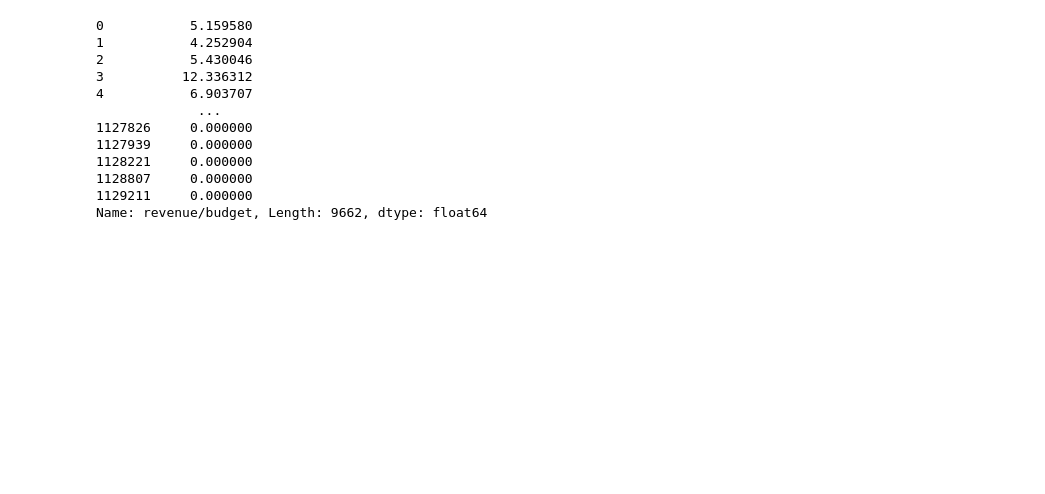
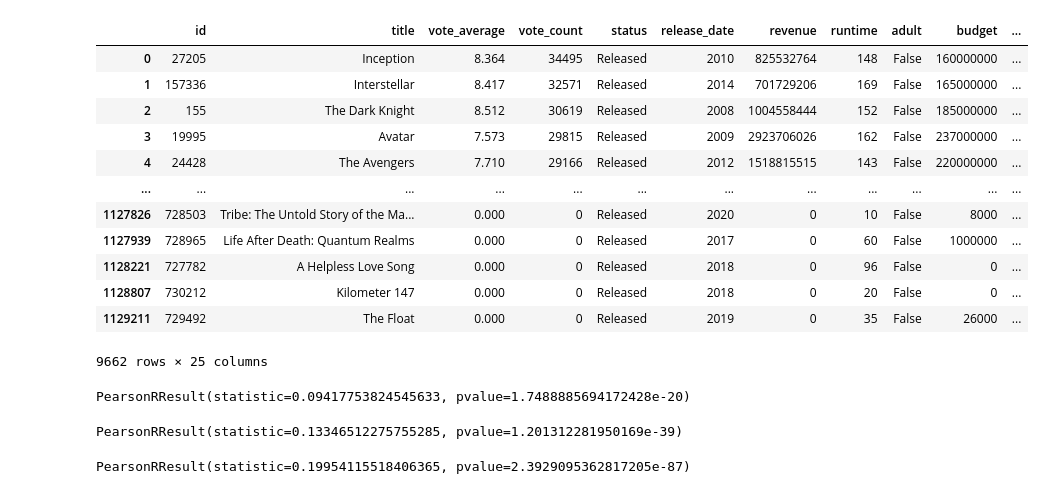
Before and after one commit to epfl-ada/ada-2024-project-conquistada, a Jupyter notebook: analysis_youssef.ipynb, the cells around one changed output. Cells and saved outputs as stored; diff of their text form; code cells hidden in the pictures; blank space fills up the shorter version.

```diff
--- a/analysis_youssef.ipynb
+++ b/analysis_youssef.ipynb
@@ -10,17 +11,18 @@ tmdb_dataset = pd.read_csv(PATH + 'TMDB_movie_dataset_v11.csv', sep=',', header=
 # %%
-movies = pd.read_csv(PATH + 'movie.metadata.tsv', sep='\t', header=None)
+PATH = 'cmu/'
+tmdb_dataset = pd.read_csv(PATH + 'TMDB_movie_dataset_v11.csv', sep=',', header=0)   # Load the raw TMDB dataset
+
+
+movies = pd.read_csv(PATH + 'movie.metadata.tsv', sep='\t', header=None) # Load the raw cmu movie dataset
 movies.columns = ['Wikipedia movie ID', 'Freebase movie ID', 'Movie name', 'Movie release date', 'Movie box office revenue', 'Movie runtime', 'Movie languages', 'Movie countries', 'Movie genres']
 movies = movies.dropna(subset=['Movie name'])
+movies['Movie name'] = movies['Movie name'].str.lower()
 
-
-characters = pd.read_csv(PATH + 'character.metadata.tsv', sep='\t', header=None)
+characters = pd.read_csv(PATH + 'character.metadata.tsv', sep='\t', header=None) # Load the raw cmu character dataset
 characters.columns = ['Wikipedia movie ID', 'Freebase movie ID','Movie release date', 'Character Name', 'Actor DOB', 'Actor gender', 'Actor height', 'Actor ethnicity', 'Actor Name', 'Actor age at movie release', 'Freebase character map', 'Freebase character ID', 'Freebase actor ID']
 
-names = pd.read_csv(PATH + 'name.clusters.txt', sep='\t', header=None)
+names = pd.read_csv(PATH + 'name.clusters.txt', sep='\t', header=None) # Load the raw cmu name dataset
 names.columns = ['Character Name', 'Freebase actor ID']
 
-plot_summaries = pd.read_csv(PATH + 'plot_summaries.txt', sep='\t', header=None)
-plot_summaries.columns = ['Wikipedia movie ID', 'Plot']
-
-tvtropes = pd.read_csv(PATH + 'tvtropes.clusters.txt', sep='\t', header=None)
-tvtropes.columns = ['Trope', 'Info']
+tvtropes = pd.read_csv(PATH + 'tvtropes.clusters.txt', sep='\t', header=None) # Load the raw cmu tvtropes dataset
+tvtropes.columns = ['Trope', 'Movie name']
@@ -29,17 +29,13 @@ tmdb = tmdb_dataset.dropna()  # Drop rows with NaN values
-# %%
-tmdb['net revenue'] = tmdb['revenue'] - tmdb['budget']
-n_budget = tmdb['budget'].apply(lambda x: 1 if x == 0 else x)
-tmdb['revenue/budget'] = tmdb['revenue'] / n_budget
-# %% [output]
-0           5.159580
-1           4.252904
-2           5.430046
-3          12.336312
-4           6.903707
-             ...
-1127826     0.000000
-1127939     0.000000
-1128221     0.000000
-1128807     0.000000
-1129211     0.000000
-Name: revenue/budget, Length: 9662, dtype: float64
+# %%
+tmdb = tmdb_dataset.dropna()  # Drop rows with NaN values
+tmdb = tmdb.drop(columns=['backdrop_path','homepage', 'poster_path']) # Drop columns that are not needed
+tmdb = tmdb.rename(columns={'original_title': 'Movie name'}) # Rename column to match other datasets
+# %%
+def set_up_unique_classes(dataset, column):
+    dataset = dataset.copy()
+    unique_classes = dataset[column].unique()
+    unique_classes_dict = {}
+    for i, unique_class in enumerate(unique_classes):
+        unique_classes_dict[unique_class] = i
+    dataset[column + "_unique"] = dataset[column].map(lambda x: unique_classes_dict[x])
+    return dataset
@@ -45,0 +91,29 @@ Name: revenue/budget, Length: 9662, dtype: float64
+# %%
+enriched, langugaes_exploded, genres_exploded, production_companies_exploded, production_countries_exploded, keywords_exploded = enriche_dataset(tmdb, movies)
+enriched
+# %% [output]
+|  | id | title | vote_average | vote_count | status | release_date | revenue | runtime | adult | budget | ... |
+| 0 | 27205 | Inception | 8.364 | 34495 | Released | 2010 | 825532764 | 148 | False | 160000000 | ... |
+| 1 | 157336 | Interstellar | 8.417 | 32571 | Released | 2014 | 701729206 | 169 | False | 165000000 | ... |
+| 2 | 155 | The Dark Knight | 8.512 | 30619 | Released | 2008 | 1004558444 | 152 | False | 185000000 | ... |
+| 3 | 19995 | Avatar | 7.573 | 29815 | Released | 2009 | 2923706026 | 162 | False | 237000000 | ... |
+| 4 | 24428 | The Avengers | 7.710 | 29166 | Released | 2012 | 1518815515 | 143 | False | 220000000 | ... |
+| ... | ... | ... | ... | ... | ... | ... | ... | ... | ... | ... | ... |
+| 1127826 | 728503 | Tribe: The Untold Story of the Ma... | 0.000 | 0 | Released | 2020 | 0 | 10 | False | 8000 | ... |
+| 1127939 | 728965 | Life After Death: Quantum Realms | 0.000 | 0 | Released | 2017 | 0 | 60 | False | 1000000 | ... |
+| 1128221 | 727782 | A Helpless Love Song | 0.000 | 0 | Released | 2018 | 0 | 96 | False | 0 | ... |
+| 1128807 | 730212 | Kilometer 147 | 0.000 | 0 | Released | 2018 | 0 | 20 | False | 0 | ... |
+| 1129211 | 729492 | The Float | 0.000 | 0 | Released | 2019 | 0 | 35 | False | 26000 | ... |
+9662 rows × 25 columns
+# %%
+stats.pearsonr(enriched['vote_average'], enriched['popularity'])
+# %% [output]
+PearsonRResult(statistic=0.09417753824545633, pvalue=1.7488885694172428e-20)
+# %%
+stats.pearsonr(enriched['vote_average'], enriched['net_revenue'])
+# %% [output]
+PearsonRResult(statistic=0.13346512275755285, pvalue=1.201312281950169e-39)
+# %%
+stats.pearsonr(enriched['runtime'], enriched['net_revenue'])
+# %% [output]
+PearsonRResult(statistic=0.19954115518406365, pvalue=2.3929095362817205e-87)
```
Also changed, not shown: parts of 12 cells of this notebook.
